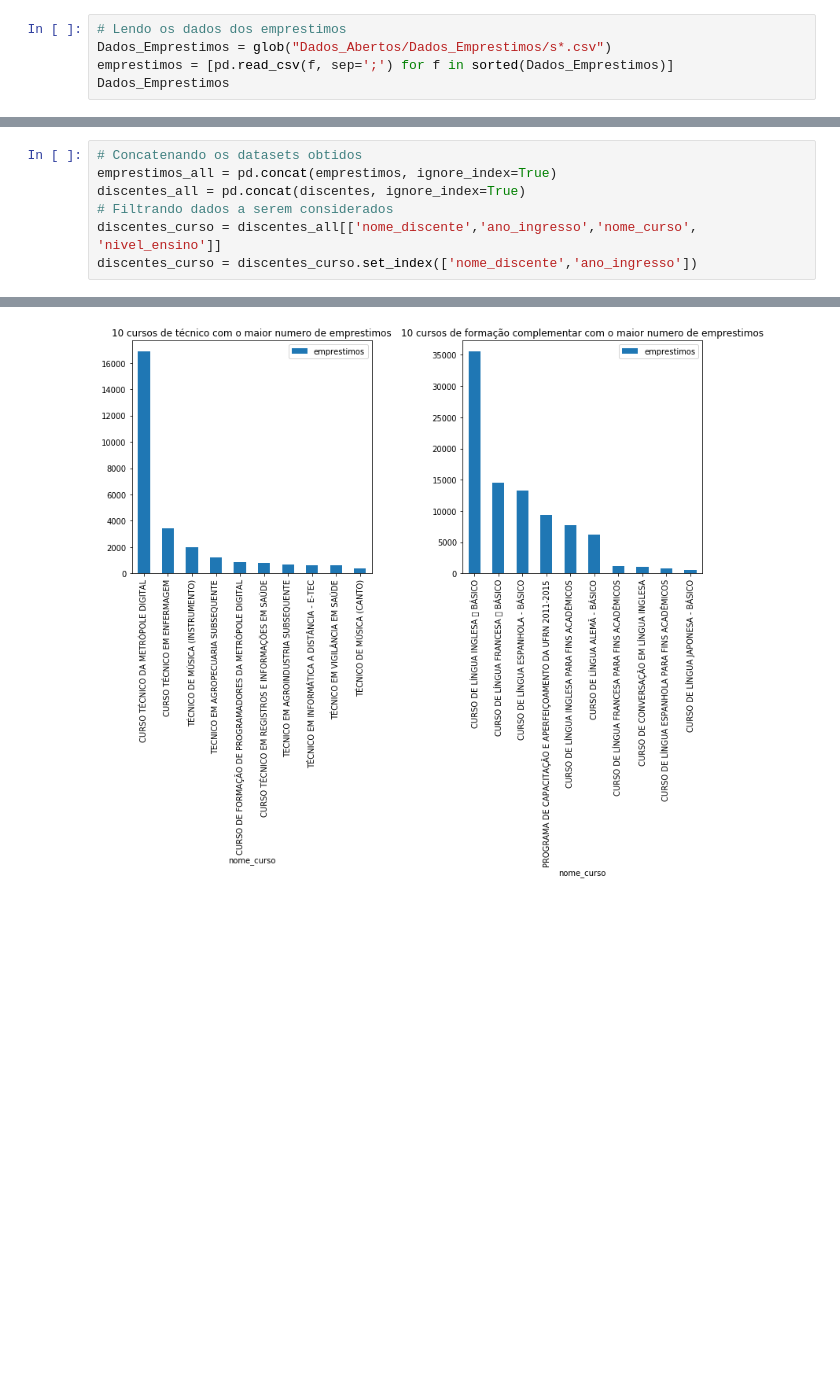
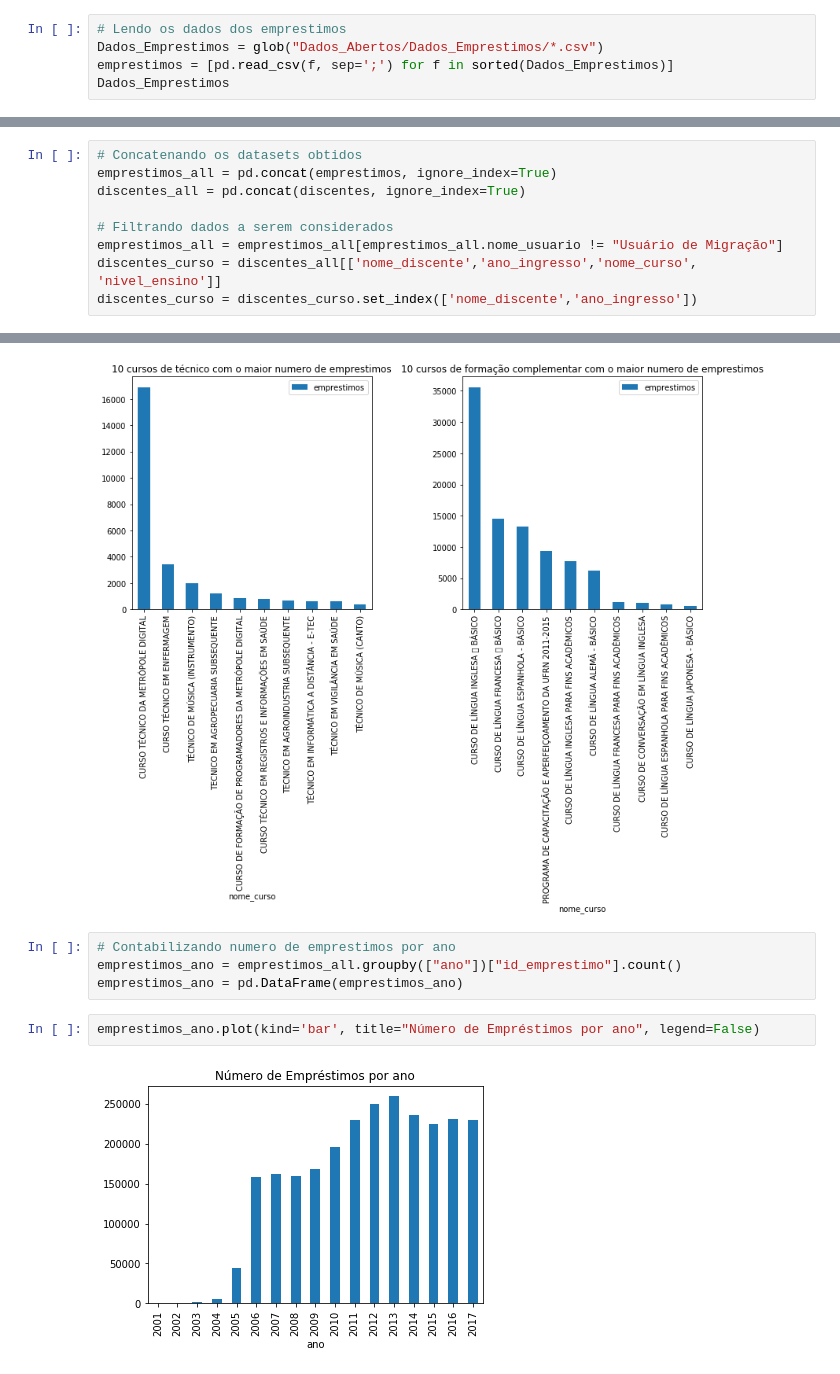
Before and after one commit to JohnVithor/Data_Science_2019_U2, a Jupyter notebook: Biblioteca.ipynb, the cells around one changed output, grey strips where cells are left out. Drawn from its saved outputs; the diff is of its cells as text; blank space fills up the shorter version.

```diff
--- a/Biblioteca.ipynb
+++ b/Biblioteca.ipynb
@@ -7,7 +7,7 @@ import numpy as np
 import matplotlib.pyplot as plt
 # %%
 # Lendo os dados dos emprestimos
-Dados_Emprestimos = glob("Dados_Abertos/Dados_Emprestimos/s*.csv")
+Dados_Emprestimos = glob("Dados_Abertos/Dados_Emprestimos/*.csv")
 emprestimos = [pd.read_csv(f, sep=';') for f in sorted(Dados_Emprestimos)]
 Dados_Emprestimos
 # %% [output]
@@ -54,7 +63,9 @@ for r in range(len(so)):
 # Concatenando os datasets obtidos
 emprestimos_all = pd.concat(emprestimos, ignore_index=True)
 discentes_all = pd.concat(discentes, ignore_index=True)
+
 # Filtrando dados a serem considerados
+emprestimos_all = emprestimos_all[emprestimos_all.nome_usuario != "Usuário de Migração"]
 discentes_curso = discentes_all[['nome_discente','ano_ingresso','nome_curso', 'nivel_ensino']]
 discentes_curso = discentes_curso.set_index(['nome_discente','ano_ingresso'])
 # %%
@@ -112,3 +123,11 @@ plt.tight_layout()
 plt.show()
 # %% [output]
 [figure]
+# %%
+# Contabilizando numero de emprestimos por ano
+emprestimos_ano = emprestimos_all.groupby(["ano"])["id_emprestimo"].count()
+emprestimos_ano = pd.DataFrame(emprestimos_ano)
+# %%
+emprestimos_ano.plot(kind='bar', title="Número de Empréstimos por ano", legend=False)
+# %% [output]
+[figure, added]
```
Also changed, not shown: parts of 7 cells of this notebook.
